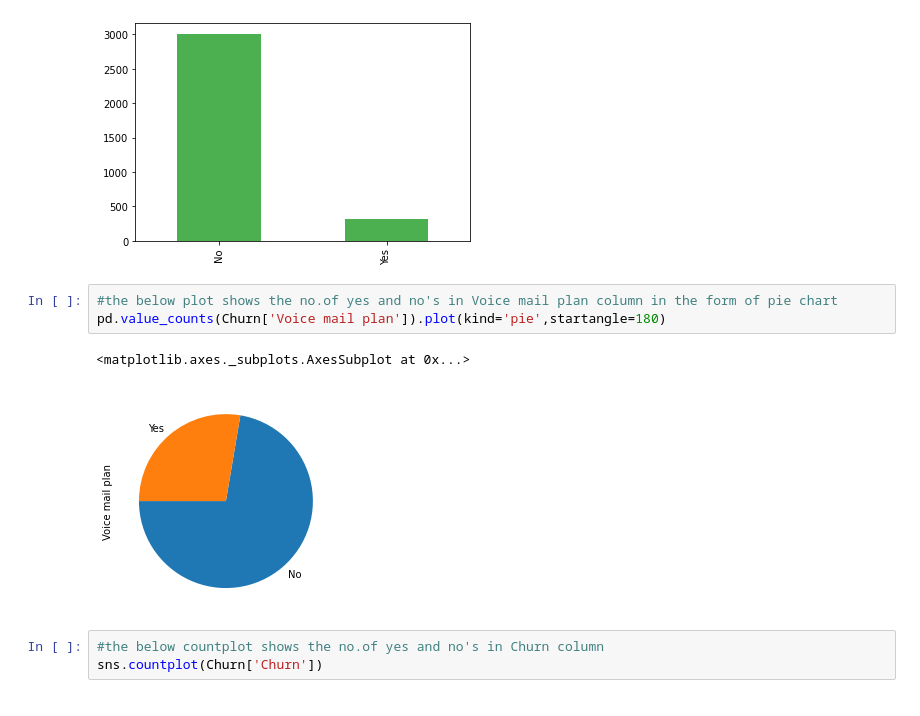
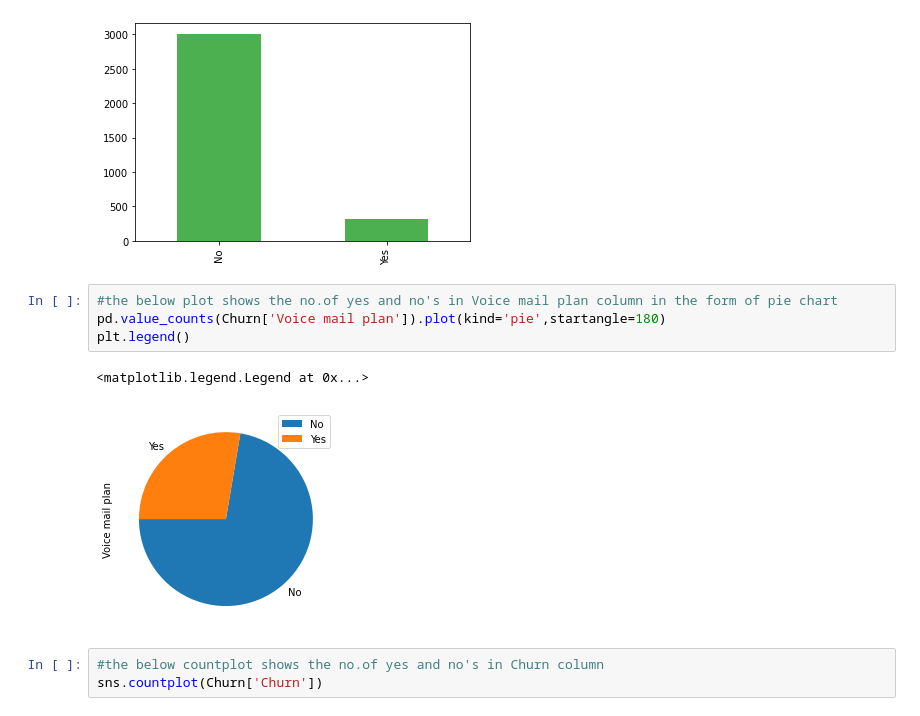
Before and after one commit to gayamsunil/Churn-data-analysis, a Jupyter notebook: Copy_of_Telecom_Churn_Analysis_Capstone_Project.ipynb, the cells around one changed output. Drawn from its saved outputs; the diff is of its cells as text.

```diff
--- a/Copy_of_Telecom_Churn_Analysis_Capstone_Project.ipynb
+++ b/Copy_of_Telecom_Churn_Analysis_Capstone_Project.ipynb
@@ -197,9 +197,10 @@ pd.value_counts(Churn['International plan']).plot(kind='bar',color="#4CAF50")
 # %%
 #the below plot shows the no.of yes and no's in Voice mail plan column in the form of pie chart
 pd.value_counts(Churn['Voice mail plan']).plot(kind='pie',startangle=180)
+plt.legend()
 # %% [output]
-<matplotlib.axes._subplots.AxesSubplot at 0x...>
+<matplotlib.legend.Legend at 0x...>
-[figure, old version]
+[figure, new version]
 # %%
 #the below countplot shows the no.of yes and no's in Churn column
 sns.countplot(Churn['Churn'])
```
